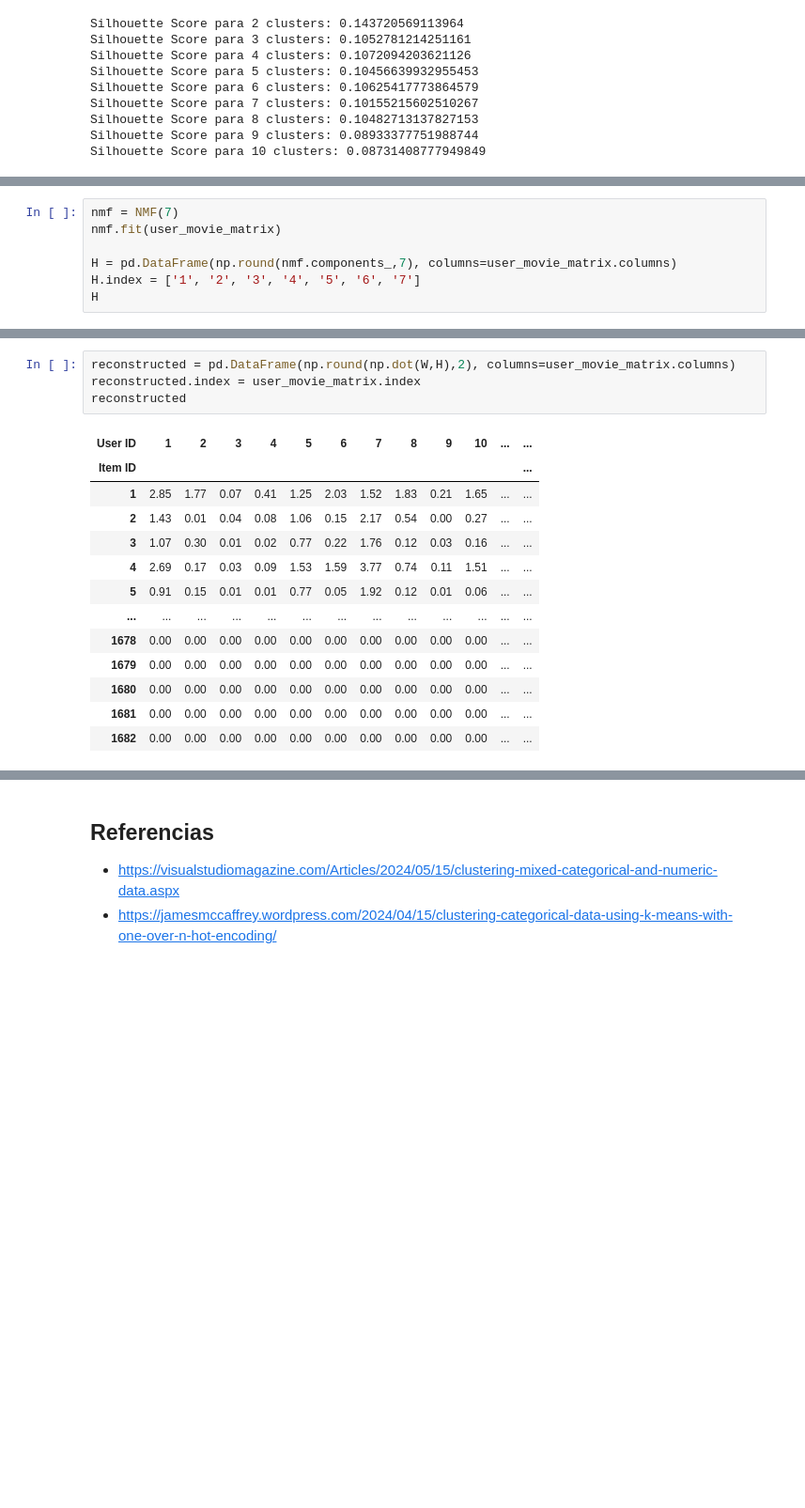
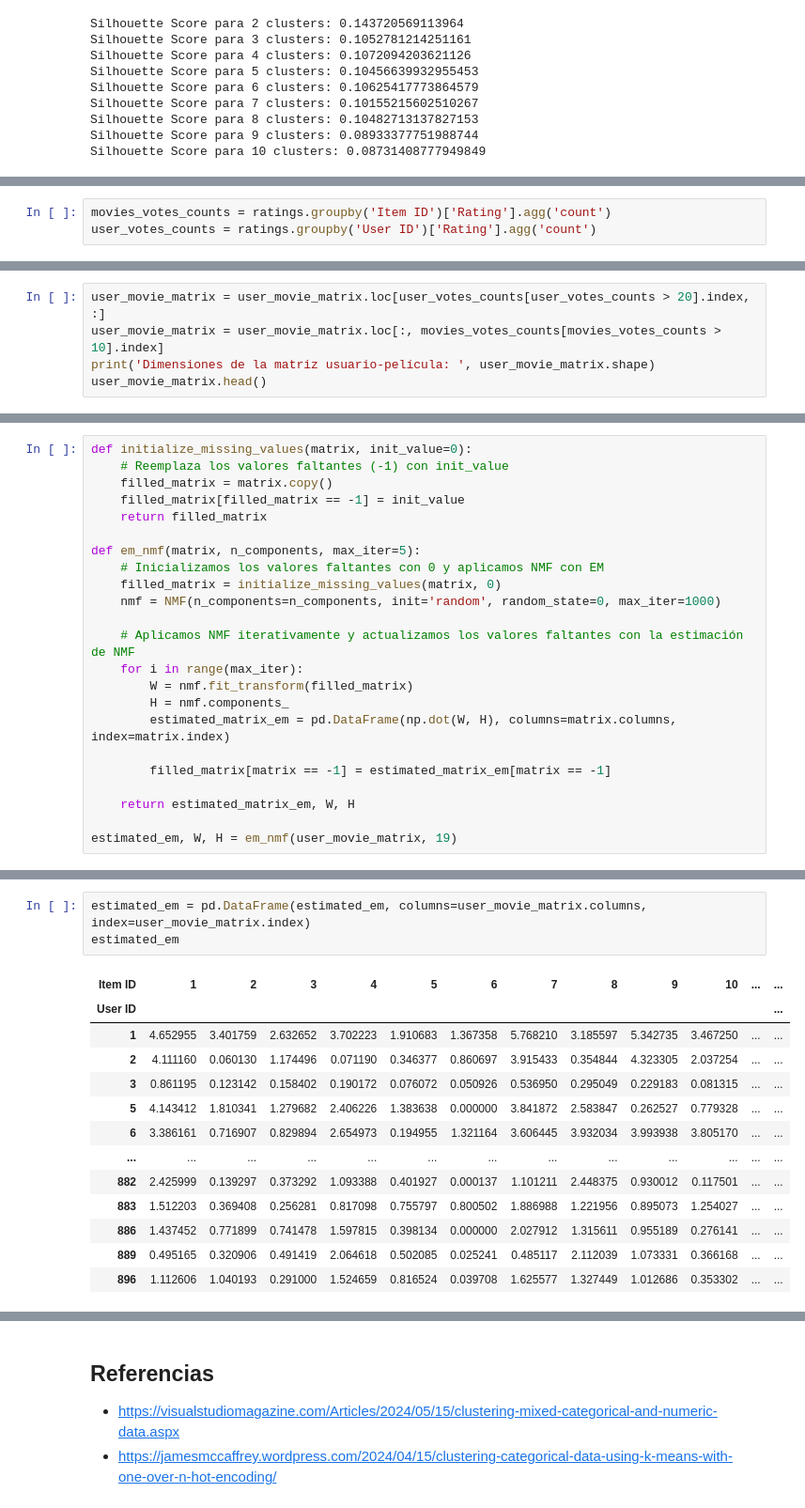
Before and after one commit to MonicaCabanas23/artificial-intelligence-course, a Jupyter notebook: Tareas/second-project/Second_Project.ipynb, the cells around one changed output, grey strips where cells are left out. Shown at 94% size. Cells and saved outputs as stored; diff of their text form; blank space fills up the shorter version.

```diff
--- a/Tareas/second-project/Second_Project.ipynb
+++ b/Tareas/second-project/Second_Project.ipynb
@@ -569,7 +547,0 @@ Dimensiones de la matriz usuario-película:  (1682, 943)
-# %%
-nmf = NMF(7)
-nmf.fit(user_movie_matrix)
-
-H = pd.DataFrame(np.round(nmf.components_,7), columns=user_movie_matrix.columns)
-H.index = ['1', '2', '3', '4', '5', '6', '7']
-H
@@ -585,0 +552,3 @@ H
+# %%
+movies_votes_counts = ratings.groupby('Item ID')['Rating'].agg('count')
+user_votes_counts = ratings.groupby('User ID')['Rating'].agg('count')
@@ -585,0 +576,5 @@ H
+# %%
+user_movie_matrix = user_movie_matrix.loc[user_votes_counts[user_votes_counts > 20].index, :]
+user_movie_matrix = user_movie_matrix.loc[:, movies_votes_counts[movies_votes_counts > 10].index]
+print('Dimensiones de la matriz usuario-película: ', user_movie_matrix.shape)
+user_movie_matrix.head()
@@ -586 +598,24 @@ H
+# %%
+def initialize_missing_values(matrix, init_value=0):
+    # Reemplaza los valores faltantes (-1) con init_value
+    filled_matrix = matrix.copy()
+    filled_matrix[filled_matrix == -1] = init_value
+    return filled_matrix
+
+def em_nmf(matrix, n_components, max_iter=5):
+    # Inicializamos los valores faltantes con 0 y aplicamos NMF con EM
+    filled_matrix = initialize_missing_values(matrix, 0)
+    nmf = NMF(n_components=n_components, init='random', random_state=0, max_iter=1000)
+
+    # Aplicamos NMF iterativamente y actualizamos los valores faltantes con la estimación de NMF
+    for i in range(max_iter):
+        W = nmf.fit_transform(filled_matrix)
+        H = nmf.components_
+        estimated_matrix_em = pd.DataFrame(np.dot(W, H), columns=matrix.columns, index=matrix.index)
+
+        filled_matrix[matrix == -1] = estimated_matrix_em[matrix == -1]
+
+    return estimated_matrix_em, W, H
+
+estimated_em, W, H = em_nmf(user_movie_matrix, 19)
 # %%
@@ -606,18 +661,17 @@ W
 # %%
-reconstructed = pd.DataFrame(np.round(np.dot(W,H),2), columns=user_movie_matrix.columns)
-reconstructed.index = user_movie_matrix.index
-reconstructed
+estimated_em = pd.DataFrame(estimated_em, columns=user_movie_matrix.columns, index=user_movie_matrix.index)
+estimated_em
 # %% [output]
-| User ID | 1 | 2 | 3 | 4 | 5 | 6 | 7 | 8 | 9 | 10 | ... | ... |
-| Item ID |  |  |  |  |  |  |  |  |  |  |  | ... |
-| 1 | 2.85 | 1.77 | 0.07 | 0.41 | 1.25 | 2.03 | 1.52 | 1.83 | 0.21 | 1.65 | ... | ... |
-| 2 | 1.43 | 0.01 | 0.04 | 0.08 | 1.06 | 0.15 | 2.17 | 0.54 | 0.00 | 0.27 | ... | ... |
-| 3 | 1.07 | 0.30 | 0.01 | 0.02 | 0.77 | 0.22 | 1.76 | 0.12 | 0.03 | 0.16 | ... | ... |
-| 4 | 2.69 | 0.17 | 0.03 | 0.09 | 1.53 | 1.59 | 3.77 | 0.74 | 0.11 | 1.51 | ... | ... |
-| 5 | 0.91 | 0.15 | 0.01 | 0.01 | 0.77 | 0.05 | 1.92 | 0.12 | 0.01 | 0.06 | ... | ... |
+| Item ID | 1 | 2 | 3 | 4 | 5 | 6 | 7 | 8 | 9 | 10 | ... | ... |
+| User ID |  |  |  |  |  |  |  |  |  |  |  | ... |
+| 1 | 4.652955 | 3.401759 | 2.632652 | 3.702223 | 1.910683 | 1.367358 | 5.768210 | 3.185597 | 5.342735 | 3.467250 | ... | ... |
+| 2 | 4.111160 | 0.060130 | 1.174496 | 0.071190 | 0.346377 | 0.860697 | 3.915433 | 0.354844 | 4.323305 | 2.037254 | ... | ... |
+| 3 | 0.861195 | 0.123142 | 0.158402 | 0.190172 | 0.076072 | 0.050926 | 0.536950 | 0.295049 | 0.229183 | 0.081315 | ... | ... |
+| 5 | 4.143412 | 1.810341 | 1.279682 | 2.406226 | 1.383638 | 0.000000 | 3.841872 | 2.583847 | 0.262527 | 0.779328 | ... | ... |
+| 6 | 3.386161 | 0.716907 | 0.829894 | 2.654973 | 0.194955 | 1.321164 | 3.606445 | 3.932034 | 3.993938 | 3.805170 | ... | ... |
 | ... | ... | ... | ... | ... | ... | ... | ... | ... | ... | ... | ... | ... |
-| 1678 | 0.00 | 0.00 | 0.00 | 0.00 | 0.00 | 0.00 | 0.00 | 0.00 | 0.00 | 0.00 | ... | ... |
-| 1679 | 0.00 | 0.00 | 0.00 | 0.00 | 0.00 | 0.00 | 0.00 | 0.00 | 0.00 | 0.00 | ... | ... |
-| 1680 | 0.00 | 0.00 | 0.00 | 0.00 | 0.00 | 0.00 | 0.00 | 0.00 | 0.00 | 0.00 | ... | ... |
-| 1681 | 0.00 | 0.00 | 0.00 | 0.00 | 0.00 | 0.00 | 0.00 | 0.00 | 0.00 | 0.00 | ... | ... |
-| 1682 | 0.00 | 0.00 | 0.00 | 0.00 | 0.00 | 0.00 | 0.00 | 0.00 | 0.00 | 0.00 | ... | ... |
+| 882 | 2.425999 | 0.139297 | 0.373292 | 1.093388 | 0.401927 | 0.000137 | 1.101211 | 2.448375 | 0.930012 | 0.117501 | ... | ... |
+| 883 | 1.512203 | 0.369408 | 0.256281 | 0.817098 | 0.755797 | 0.800502 | 1.886988 | 1.221956 | 0.895073 | 1.254027 | ... | ... |
+| 886 | 1.437452 | 0.771899 | 0.741478 | 1.597815 | 0.398134 | 0.000000 | 2.027912 | 1.315611 | 0.955189 | 0.276141 | ... | ... |
+| 889 | 0.495165 | 0.320906 | 0.491419 | 2.064618 | 0.502085 | 0.025241 | 0.485117 | 2.112039 | 1.073331 | 0.366168 | ... | ... |
+| 896 | 1.112606 | 1.040193 | 0.291000 | 1.524659 | 0.816524 | 0.039708 | 1.625577 | 1.327449 | 1.012686 | 0.353302 | ... | ... |
```
Also changed, not shown: parts of 27 cells of this notebook.
